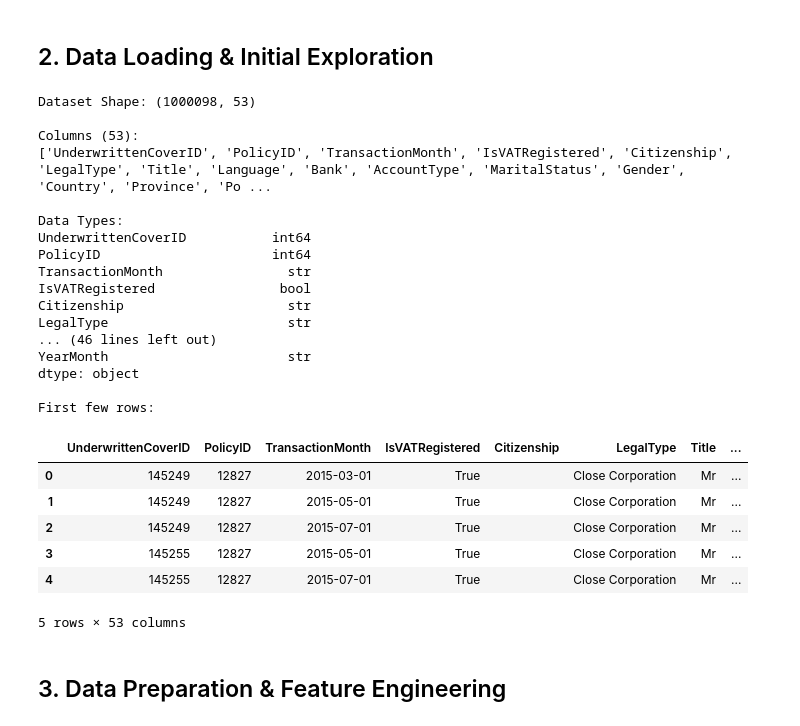
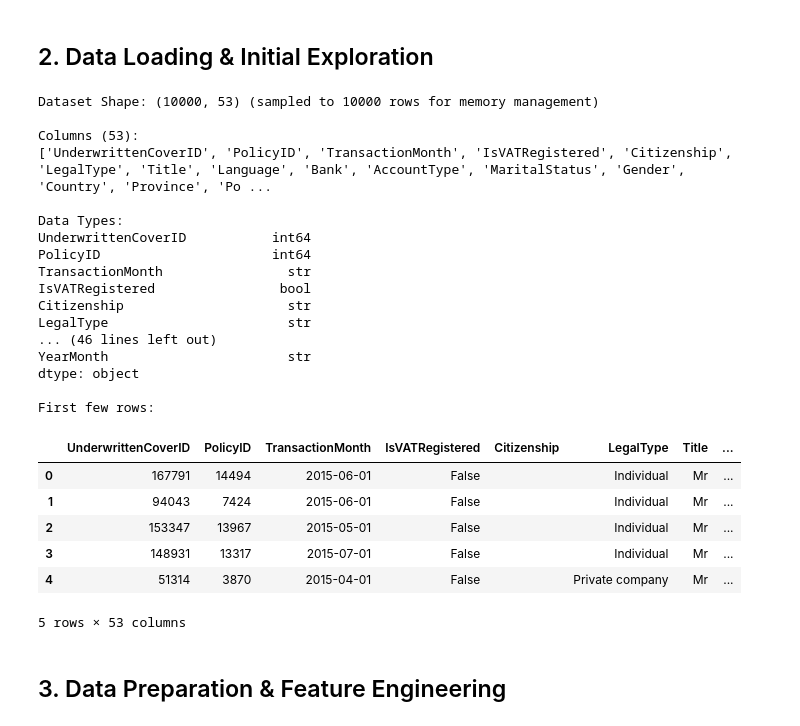
Before and after one commit to Simbogj/insurance-risk-analytics, a Jupyter notebook: notebooks/03_modeling.ipynb, the cells around one changed output. Drawn from its saved outputs; the diff is of its cells as text; code cells hidden in the pictures.

```diff
--- a/notebooks/03_modeling.ipynb
+++ b/notebooks/03_modeling.ipynb
@@ -77,38 +77,44 @@ print("✓ Environment setup complete")
 # %%
 # Load cleaned data from EDA stage
 df = pd.read_csv('../data/cleaned_insurance_data.csv')
 
-print(f"Dataset Shape: {df.shape}")
+# Sample data to manage memory constraints (working with a subset for modeling)
+# Using 10,000 samples for balanced model training and evaluation
+sample_size = min(10000, len(df))
+random_state = 42
+df = df.sample(n=sample_size, random_state=random_state).reset_index(drop=True)
+
+print(f"Dataset Shape: {df.shape} (sampled to {sample_size} rows for memory management)")
 print(f"\nColumns ({len(df.columns)}):")
 print(df.columns.tolist())
 print(f"\nData Types:")
 print(df.dtypes)
 print(f"\nFirst few rows:")
 df.head()
 # %% [output]
-Dataset Shape: (1000098, 53)
+Dataset Shape: (10000, 53) (sampled to 10000 rows for memory management)
 
 Columns (53):
 ['UnderwrittenCoverID', 'PolicyID', 'TransactionMonth', 'IsVATRegistered', 'Citizenship', 'LegalType', 'Title', 'Language', 'Bank', 'AccountType', 'MaritalStatus', 'Gender', 'Country', 'Province', 'Po ...
 
 Data Types:
 UnderwrittenCoverID           int64
 PolicyID                      int64
 TransactionMonth                str
 IsVATRegistered                bool
 Citizenship                     str
 LegalType                       str
 ... (46 lines left out)
 YearMonth                       str
 dtype: object
 
 First few rows:
 |  | UnderwrittenCoverID | PolicyID | TransactionMonth | IsVATRegistered | Citizenship | LegalType | Title | ... |
-| 0 | 145249 | 12827 | 2015-03-01 | True |  | Close Corporation | Mr | ... |
-| 1 | 145249 | 12827 | 2015-05-01 | True |  | Close Corporation | Mr | ... |
-| 2 | 145249 | 12827 | 2015-07-01 | True |  | Close Corporation | Mr | ... |
-| 3 | 145255 | 12827 | 2015-05-01 | True |  | Close Corporation | Mr | ... |
-| 4 | 145255 | 12827 | 2015-07-01 | True |  | Close Corporation | Mr | ... |
+| 0 | 167791 | 14494 | 2015-06-01 | False |  | Individual | Mr | ... |
+| 1 | 94043 | 7424 | 2015-06-01 | False |  | Individual | Mr | ... |
+| 2 | 153347 | 13967 | 2015-05-01 | False |  | Individual | Mr | ... |
+| 3 | 148931 | 13317 | 2015-07-01 | False |  | Individual | Mr | ... |
+| 4 | 51314 | 3870 | 2015-04-01 | False |  | Private company | Mr | ... |
 5 rows × 53 columns
 # %% [markdown]
 ## 3. Data Preparation & Feature Engineering
```
Also changed, not shown: parts of 26 cells of this notebook.
